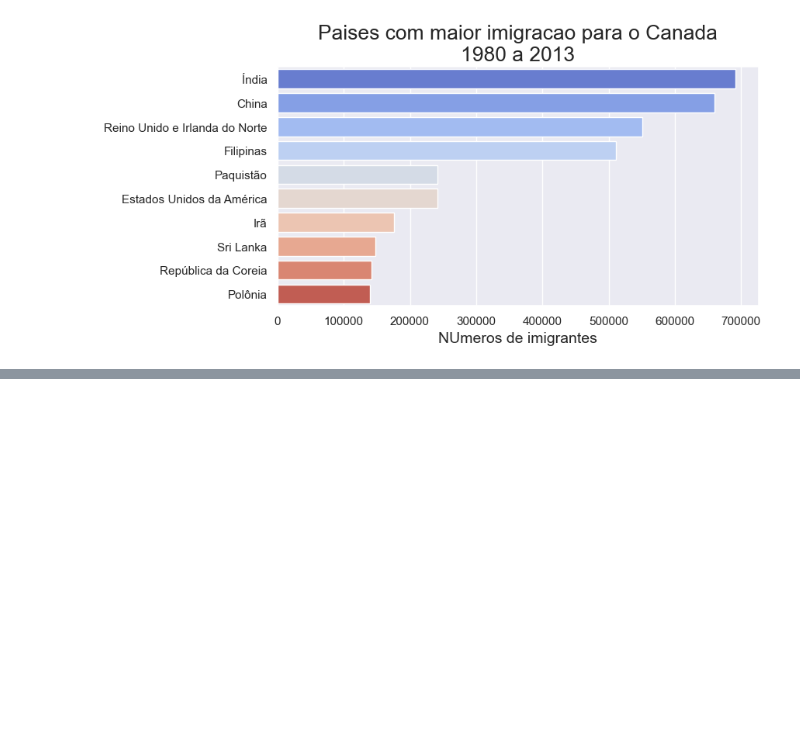
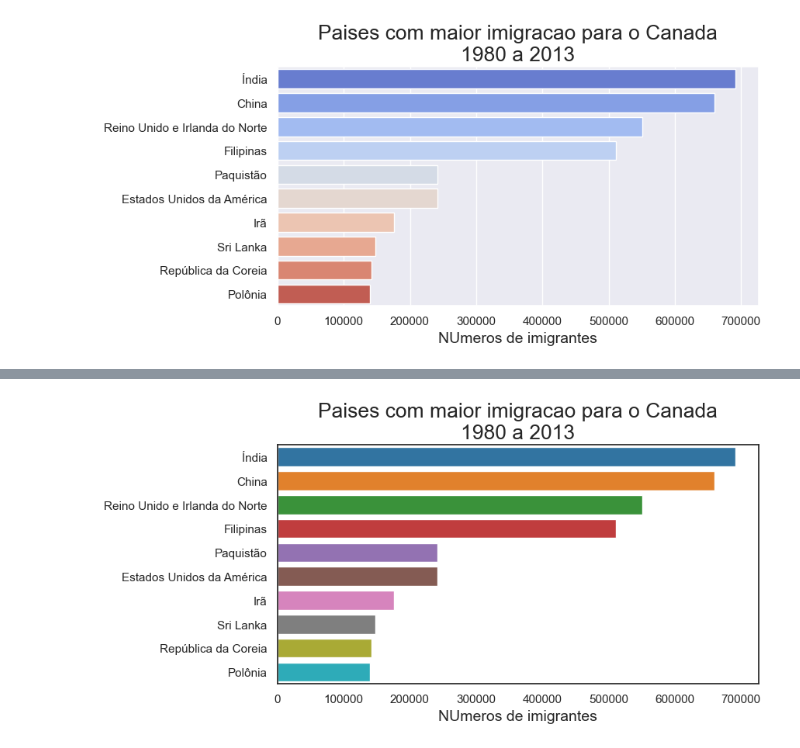
Before and after one commit to th1ago/Data_Science, a Jupyter notebook: Data Visualization/Analise_de_tendencias_de_imigracao_Brasil.ipynb, the cells around one changed output, grey strips where cells are left out. Cells and saved outputs as stored; diff of their text form; code cells hidden in the pictures; blank space fills up the shorter version.

```diff
--- a/Data Visualization/Analise_de_tendencias_de_imigracao_Brasil.ipynb
+++ b/Data Visualization/Analise_de_tendencias_de_imigracao_Brasil.ipynb
@@ -422,0 +441,6 @@ gerar_grafico_paleta('coolwarm')
+# %%
+# fundo branco
+sns.set_theme(style='white')
+gerar_grafico_paleta('tab10')
+# %% [output]
+[figure, added]
```
Also changed, not shown: parts of 6 cells of this notebook.
